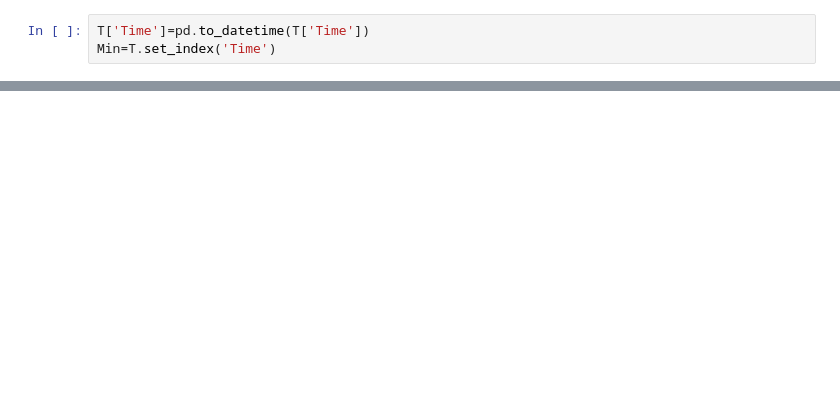
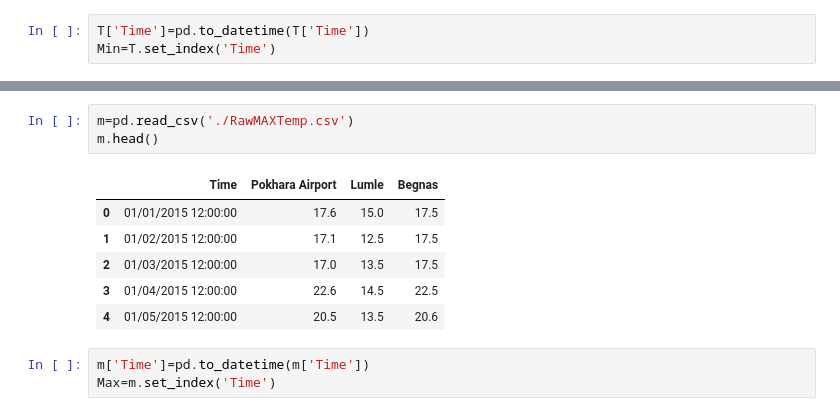
Before and after one commit to supathdhitalGEO/Weather-Forecasting, a Jupyter notebook: visualization/visualization.ipynb, the cells around one changed output, grey strips where cells are left out. Drawn from its saved outputs; the diff is of its cells as text; blank space fills up the shorter version.

```diff
--- a/visualization/visualization.ipynb
+++ b/visualization/visualization.ipynb
@@ -397,0 +398,13 @@ plt.legend()
+# %%
+m=pd.read_csv('./RawMAXTemp.csv')
+m.head()
+# %% [output]
+|  | Time | Pokhara Airport | Lumle | Begnas |
+| 0 | 01/01/2015 12:00:00 | 17.6 | 15.0 | 17.5 |
+| 1 | 01/02/2015 12:00:00 | 17.1 | 12.5 | 17.5 |
+| 2 | 01/03/2015 12:00:00 | 17.0 | 13.5 | 17.5 |
+| 3 | 01/04/2015 12:00:00 | 22.6 | 14.5 | 22.5 |
+| 4 | 01/05/2015 12:00:00 | 20.5 | 13.5 | 20.6 |
+# %%
+m['Time']=pd.to_datetime(m['Time'])
+Max=m.set_index('Time')
```
Also changed, not shown: parts of 3 cells of this notebook, 5 other files.
